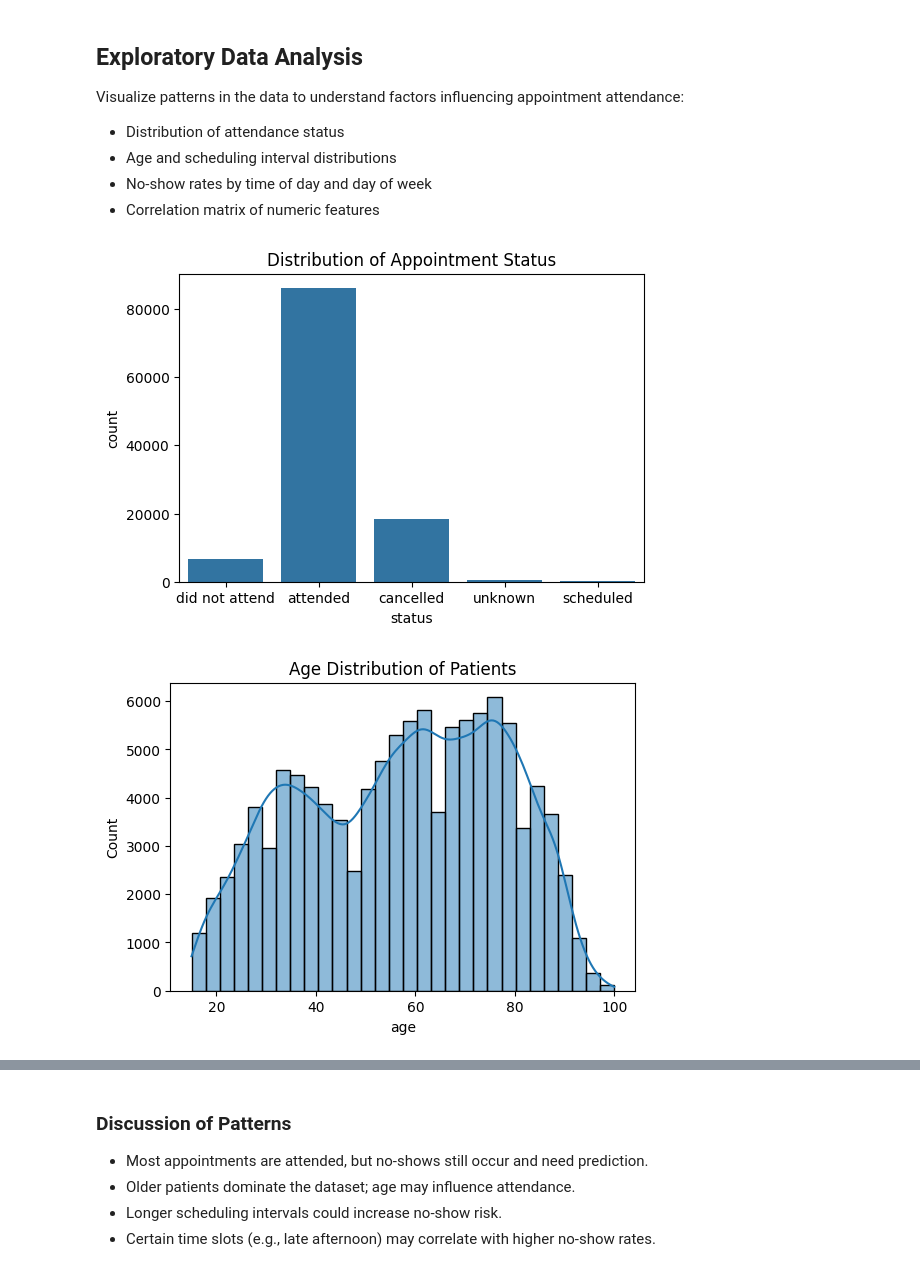
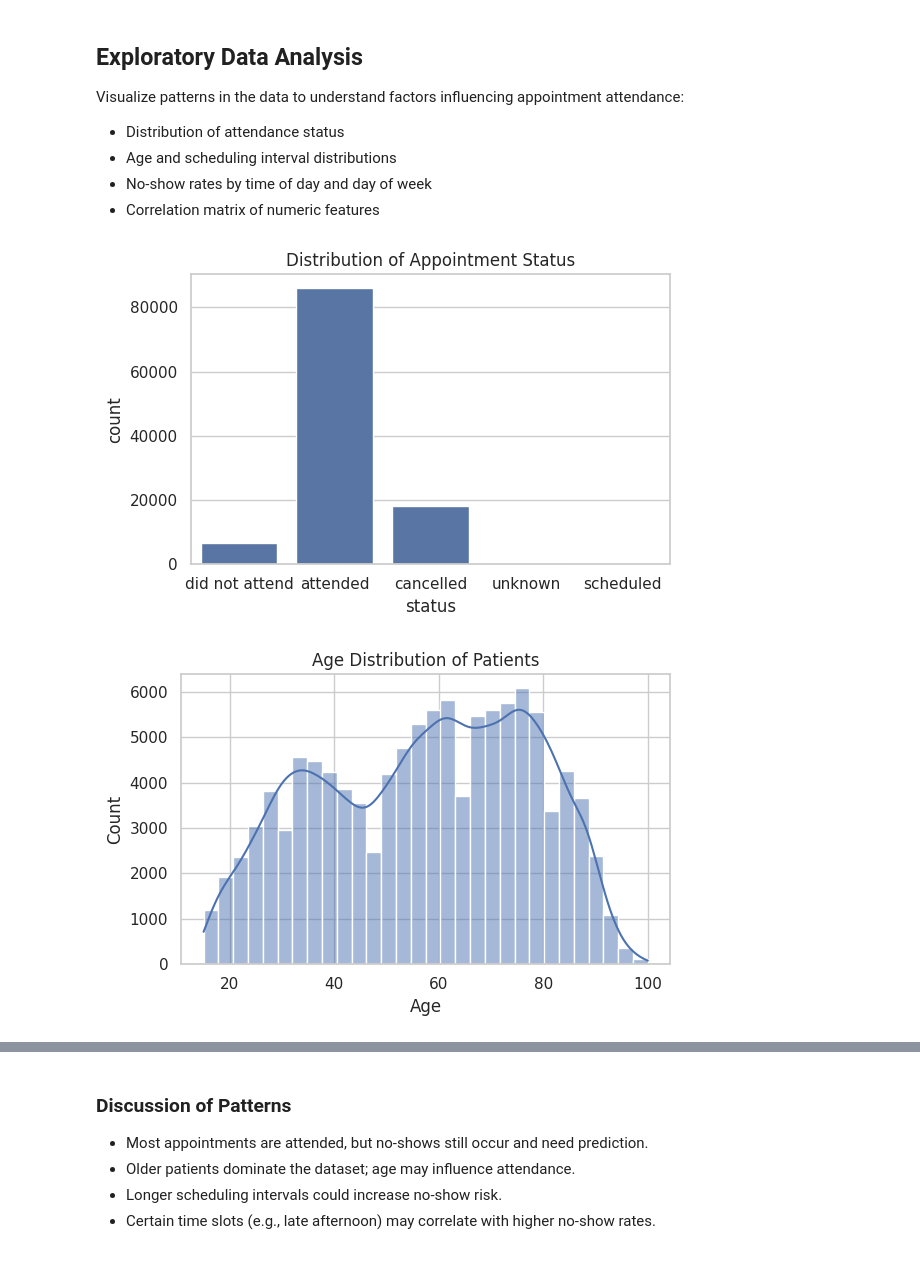
Before and after one commit to emchan4/CIND820-medical-no-show-prediction, a Jupyter notebook: Code/CIND820InitialResultsandCode.ipynb, the cells around one changed output, grey strips where cells are left out. Drawn from its saved outputs; the diff is of its cells as text; code cells hidden in the pictures.

```diff
--- a/Code/CIND820InitialResultsandCode.ipynb
+++ b/Code/CIND820InitialResultsandCode.ipynb
@@ -163,40 +203,74 @@ Visualize patterns in the data to understand factors influencing appointment att
 # %%
 #Code Block 6
 
-# Attendance status distribution
-plt.figure(figsize=(6,4))
+"""
+Code Block 6: Exploratory Data Analysis (EDA)
+Visualizations included:
+- Distribution of appointment status
+- Age distribution
+- Scheduling interval distribution
+- Attendance status by hour of appointment
+- No-show rate by day of the week
+- Boxplot of scheduling interval vs attendance
+- Heatmap of no-show rates by hour and day of the week
+- Correlation matrix for numeric features
+"""
+
+import seaborn as sns
+import matplotlib.pyplot as plt
+
+# Set consistent theme
+sns.set_theme(style="whitegrid")
+
+# Create output directory for plots
+import os
+os.makedirs("plots", exist_ok=True)
+
+# 1. Distribution of Appointment Status
+plt.figure(figsize=(6, 4))
 sns.countplot(x='status', data=appointments)
 plt.title('Distribution of Appointment Status')
+plt.tight_layout()
+plt.savefig("plots/status_distribution.png")
 plt.show()
 
-# Age distribution
-plt.figure(figsize=(6,4))
+# 2. Age Distribution
+plt.figure(figsize=(6, 4))
 sns.histplot(appointments['age'], bins=30, kde=True)
 plt.title('Age Distribution of Patients')
+plt.xlabel('Age')
+plt.tight_layout()
+plt.savefig("plots/age_distribution.png")
 plt.show()
 
-# Scheduling interval distribution
+# 3. Scheduling Interval Distribution
 appointments['appointment_date'] = pd.to_datetime(appointments['appointment_date'])
 appointments['scheduling_date'] = pd.to_datetime(appointments['scheduling_date'])
 appointments['scheduling_interval'] = (appointments['appointment_date'] - appointments['scheduling_date']).dt.days
 
-plt.figure(figsize=(6,4))
+plt.figure(figsize=(6, 4))
 sns.histplot(appointments['scheduling_interval'], bins=30, kde=True)
 plt.title('Scheduling Interval Distribution')
+plt.xlabel('Days Between Scheduling and Appointment')
+plt.tight_layout()
+plt.savefig("plots/scheduling_interval_distribution.png")
 plt.show()
 
-# Attendance by hour of appointment
+# 4. Attendance by Hour of Appointment
 appointments['hour'] = pd.to_datetime(appointments['appointment_time'], format='%H:%M:%S').dt.hour
-plt.figure(figsize=(8,5))
+plt.figure(figsize=(8, 5))
 sns.countplot(x='hour', hue='status', data=appointments)
 plt.title('Attendance Status by Hour of Appointment')
+plt.xlabel('Hour of Day')
+plt.tight_layout()
+plt.savefig("plots/attendance_by_hour.png")
 plt.show()
 
-# Encode attendance status
+# Encode attendance for further analysis
 appointments = appointments[appointments['status'].isin(['attended', 'did not attend'])]
 appointments['attendance'] = appointments['status'].map({'attended': 1, 'did not attend': 0})
 
-# Bar plot of no-show rate by day of the week
+# 5. No-Show Rate by Day of the Week
 appointments['day_of_week'] = appointments['appointment_date'].dt.day_name()
 plt.figure(figsize=(8, 5))
 day_order = ['Monday', 'Tuesday', 'Wednesday', 'Thursday', 'Friday', 'Saturday', 'Sunday']
@@ -205,48 +279,47 @@ plt.title('No-Show Rate by Day of the Week')
 plt.ylabel('No-Show Rate')
 plt.xticks(rotation=45)
 plt.tight_layout()
+plt.savefig("plots/no_show_by_day.png")
 plt.show()
 
-# Boxplot of Scheduling Interval vs Attendance
+# 6. Boxplot of Scheduling Interval vs Attendance
 plt.figure(figsize=(8, 5))
 sns.boxplot(x='attendance', y='scheduling_interval', data=appointments)
 plt.title('Scheduling Interval vs Attendance')
 plt.xlabel('Attendance (1 = Attended, 0 = No-Show)')
 plt.ylabel('Scheduling Interval (days)')
 plt.tight_layout()
+plt.savefig("plots/interval_vs_attendance.png")
 plt.show()
 
-# Heatmap of No-Show Rates by Hour and Day of the Week
+# 7. Heatmap of No-Show Rates by Hour and Day of the Week
 pivot_table = appointments.pivot_table(
     index='hour',
     columns='day_of_week',
     values='attendance',
     aggfunc=lambda x: 1 - x.mean()
 )
-
 available_days = pivot_table.columns.tolist()
 day_order = [day for day in ['Monday', 'Tuesday', 'Wednesday', 'Thursday', 'Friday', 'Saturday', 'Sunday'] if day in available_days]
 pivot_table = pivot_table[day_order]
 
 plt.figure(figsize=(10, 6))
 sns.heatmap(pivot_table, annot=True, fmt=".2f", cmap='Reds')
 plt.title('No-Show Rate by Hour and Day of the Week')
 plt.ylabel('Hour of Day')
 plt.xlabel('Day of Week')
 plt.tight_layout()
+plt.savefig("plots/no_show_heatmap.png")
 plt.show()
 
-# Select all numeric columns
+# 8. Correlation Matrix for Numeric Features
 numeric_cols = appointments.select_dtypes(include=['int64', 'float64']).columns
-
-# Compute correlation matrix
-corr_matrix = appointments[numeric_cols].corr()
-
-# Plot heatmap
-plt.figure(figsize=(10,8))
-sns.heatmap(corr_matrix, annot=True, cmap='coolwarm')
+plt.figure(figsize=(10, 8))
+sns.heatmap(appointments[numeric_cols].corr(), annot=True, cmap='coolwarm')
 plt.title('Correlation Matrix for Numeric Features')
+plt.tight_layout()
+plt.savefig("plots/correlation_matrix.png")
 plt.show()
 # %% [output]
-[figure, old version]
+[figure, new version]
-[figure, old version]
+[figure, new version]
```
Also changed, not shown: parts of 10 cells of this notebook.
